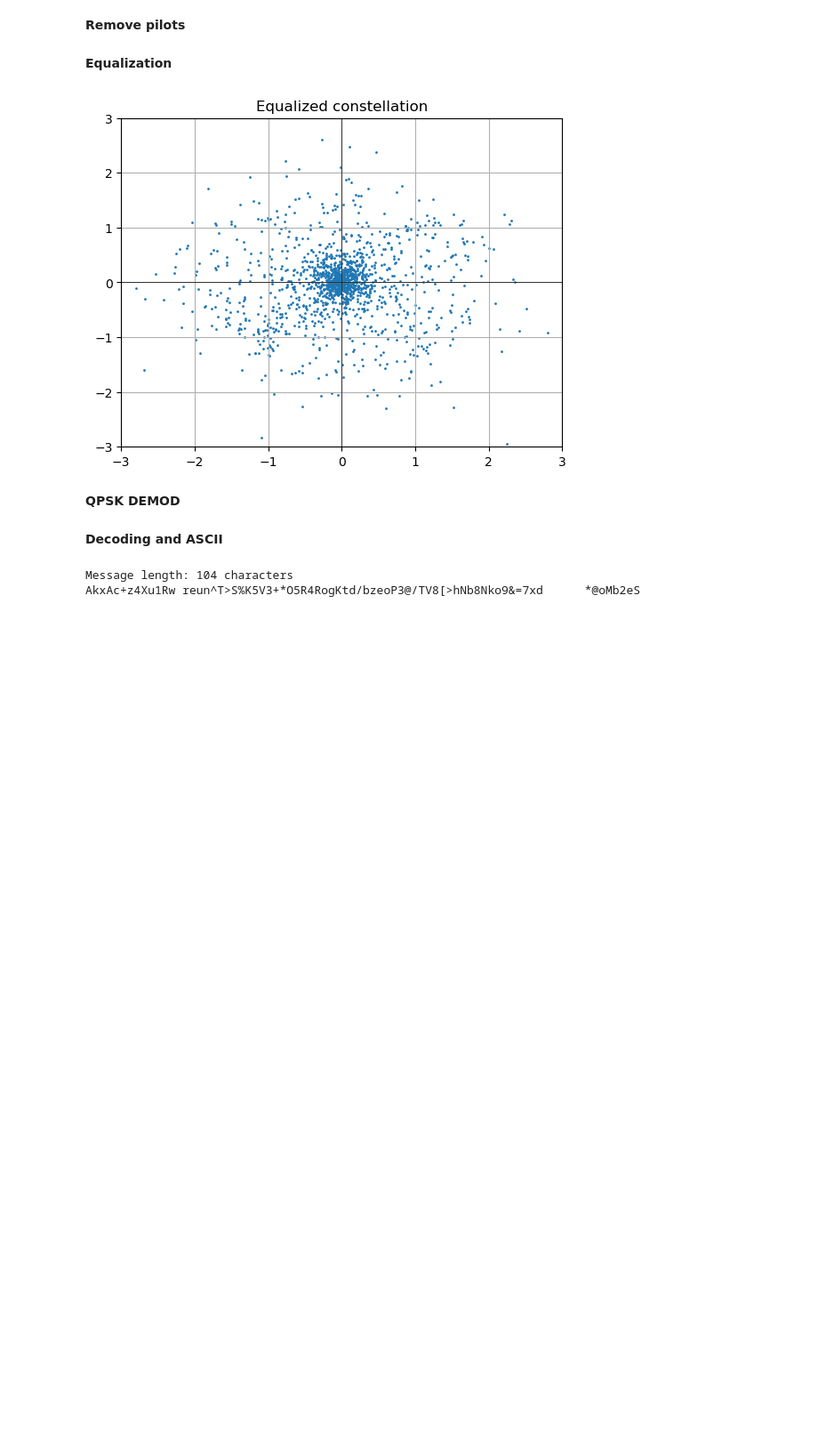
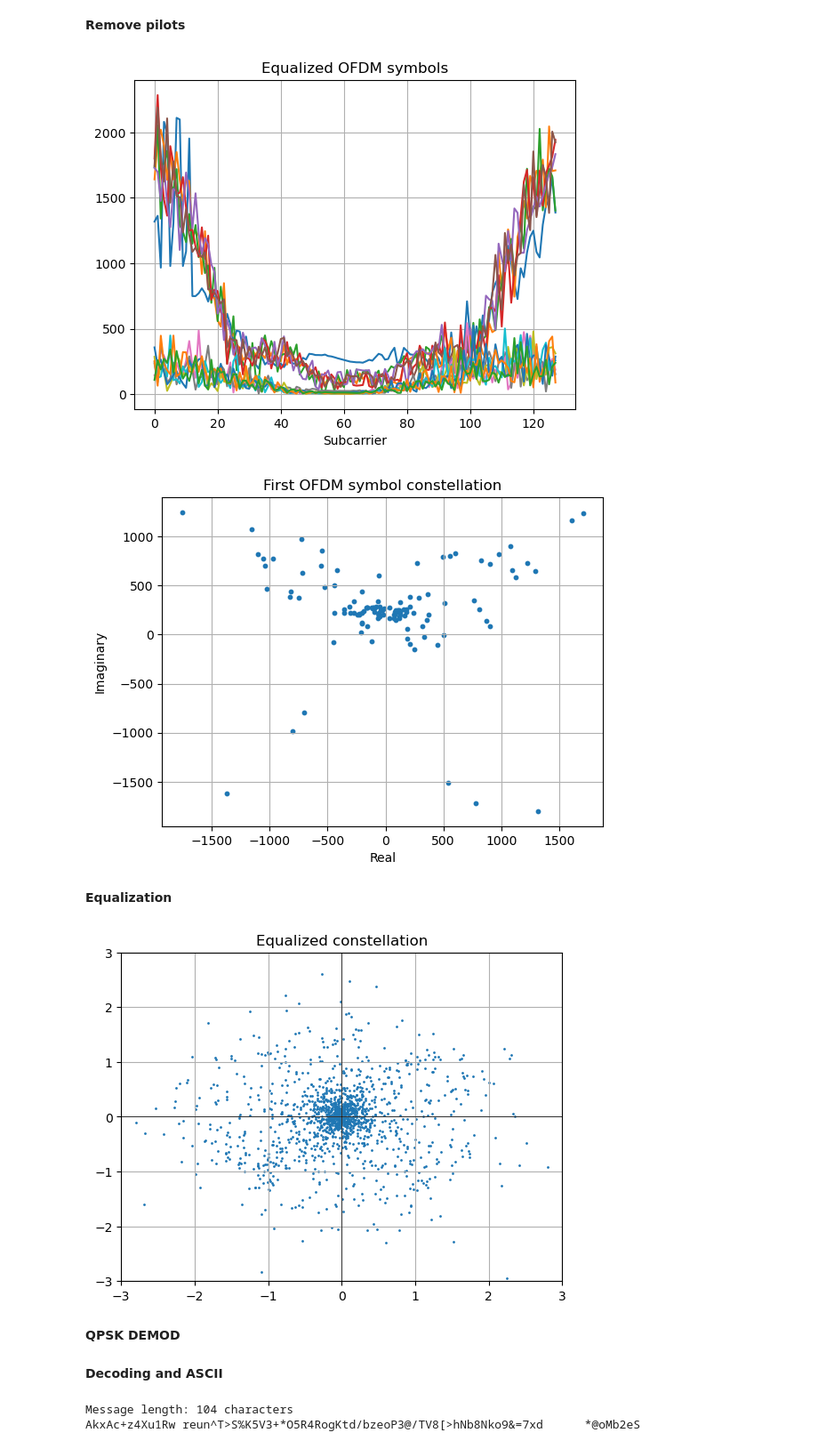
Before and after one commit to axellangenskiold/eitn21, a Jupyter notebook: assignment1_task3_alice.ipynb, the cells around one changed output. Shown at 89% size. Saved outputs shown, nothing was run; the diff lists cells and outputs as text; code cells hidden in the pictures; blank space fills up the shorter version.

```diff
--- a/assignment1_task3_alice.ipynb
+++ b/assignment1_task3_alice.ipynb
@@ -118,6 +120,14 @@ plt.title('Channel magnitude estimate'); plt.xlabel('Subcarrier'); plt.grid(); p
 **Remove pilots**
 # %%
 X_data = X[1:-1]
+plt.plot(np.abs(X_data).T)
+plt.title('Equalized OFDM symbols'); plt.xlabel('Subcarrier'); plt.grid(); plt.show()
+plt.scatter(X_data[3].real, X_data[0].imag, s=10)
+plt.title('First OFDM symbol constellation'); plt.xlabel('Real'); plt.ylabel('Imaginary')
+plt.grid(); plt.show()
+# %% [output]
+[figure, added]
+[figure, added]
 # %% [markdown]
 **Equalization**
 # %%
```
Also changed, not shown: parts of 4 cells of this notebook, 1 other file.
